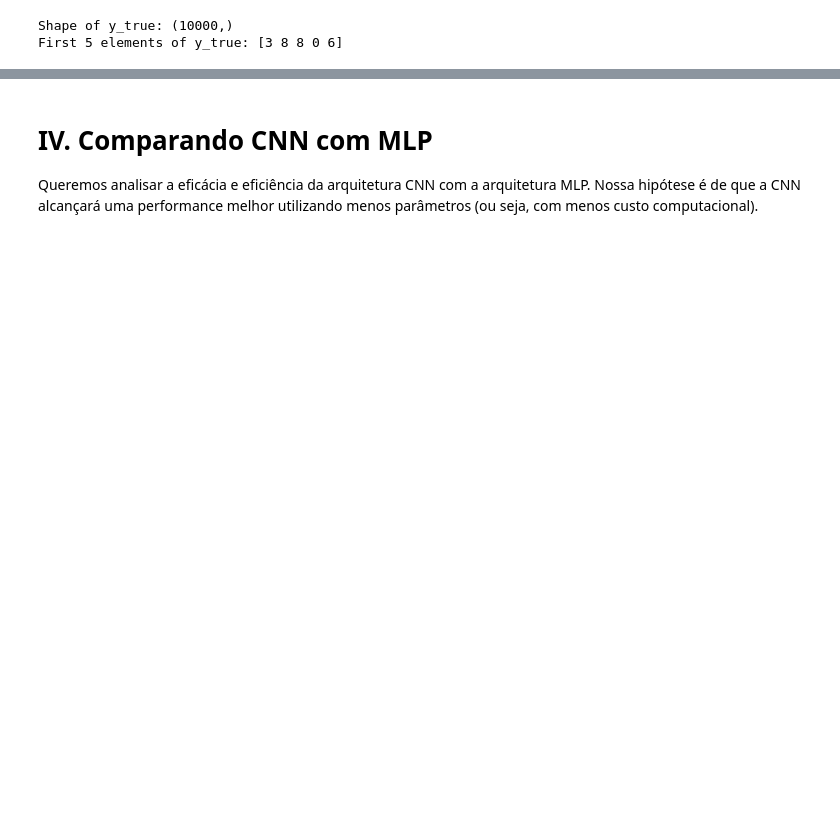
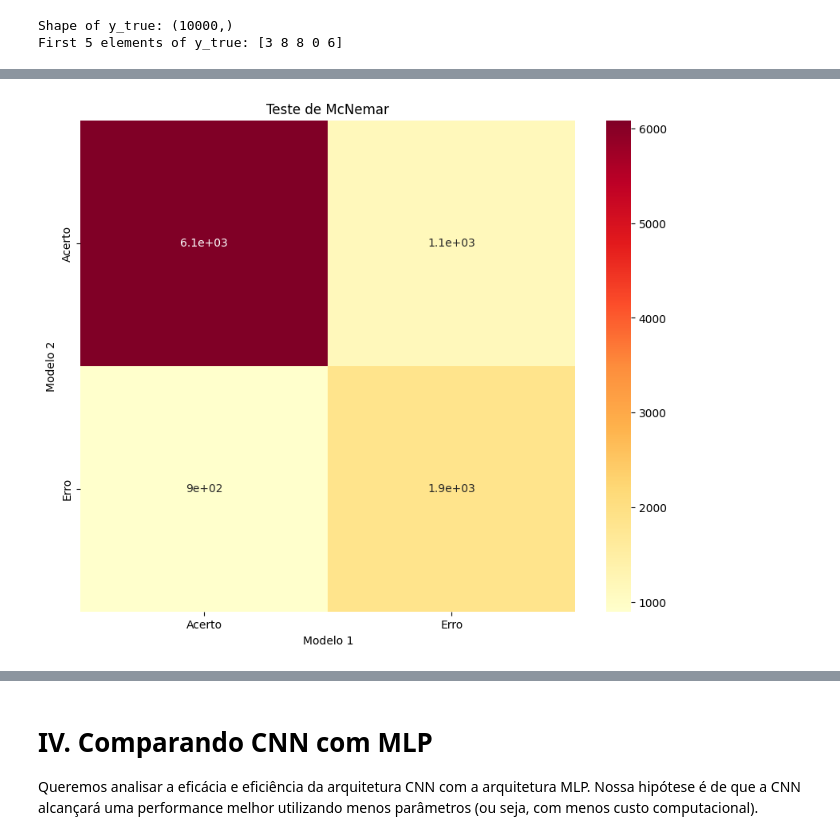
Before and after one commit to Luis-Menezes/NN_SupervisedLearning, a Jupyter notebook: project_5.ipynb, the cells around one changed output, grey strips where cells are left out. Cells and saved outputs as stored; diff of their text form; code cells hidden in the pictures; blank space fills up the shorter version.

```diff
--- a/project_5.ipynb
+++ b/project_5.ipynb
@@ -454,15 +431,17 @@ Total samples: 10000 (should be 10000)
 # %%
 xlabels = ["Acerto", "Erro"]
 
-cm = np.array((2,2))
+cm = np.zeros((2,2))
 cm[0][0] = both_correct
 cm[0][1] = model1_correct_model2_incorrect
 cm[1][0] = model1_incorrect_model2_correct
 cm[1][1] = both_incorrect
 
 plt.figure(figsize=(10, 8))
-sns.heatmap(cm_model_2, annot=True, fmt='d', cmap='Blues', xticklabels=xlabels, yticklabels=xlabels)
-plt.title('Matriz de confusão')
+sns.heatmap(cm, annot=True, cmap='YlOrRd', xticklabels=xlabels, yticklabels=xlabels)
+plt.title('Teste de McNemar')
 plt.xlabel('Modelo 1')
 plt.ylabel('Modelo 2')
 plt.show()
+# %% [output]
+[figure, added]
```
Also changed, not shown: parts of 19 cells of this notebook.
